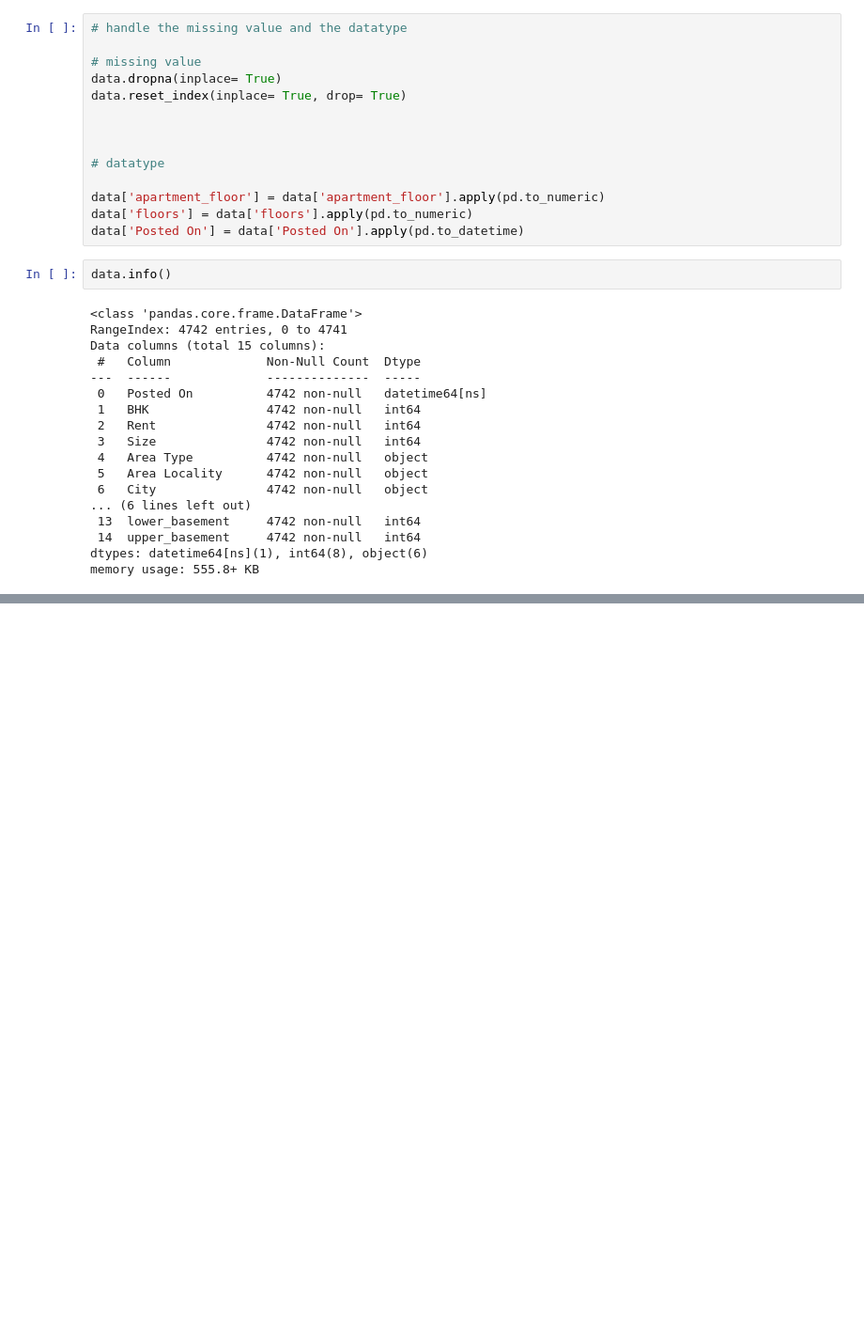
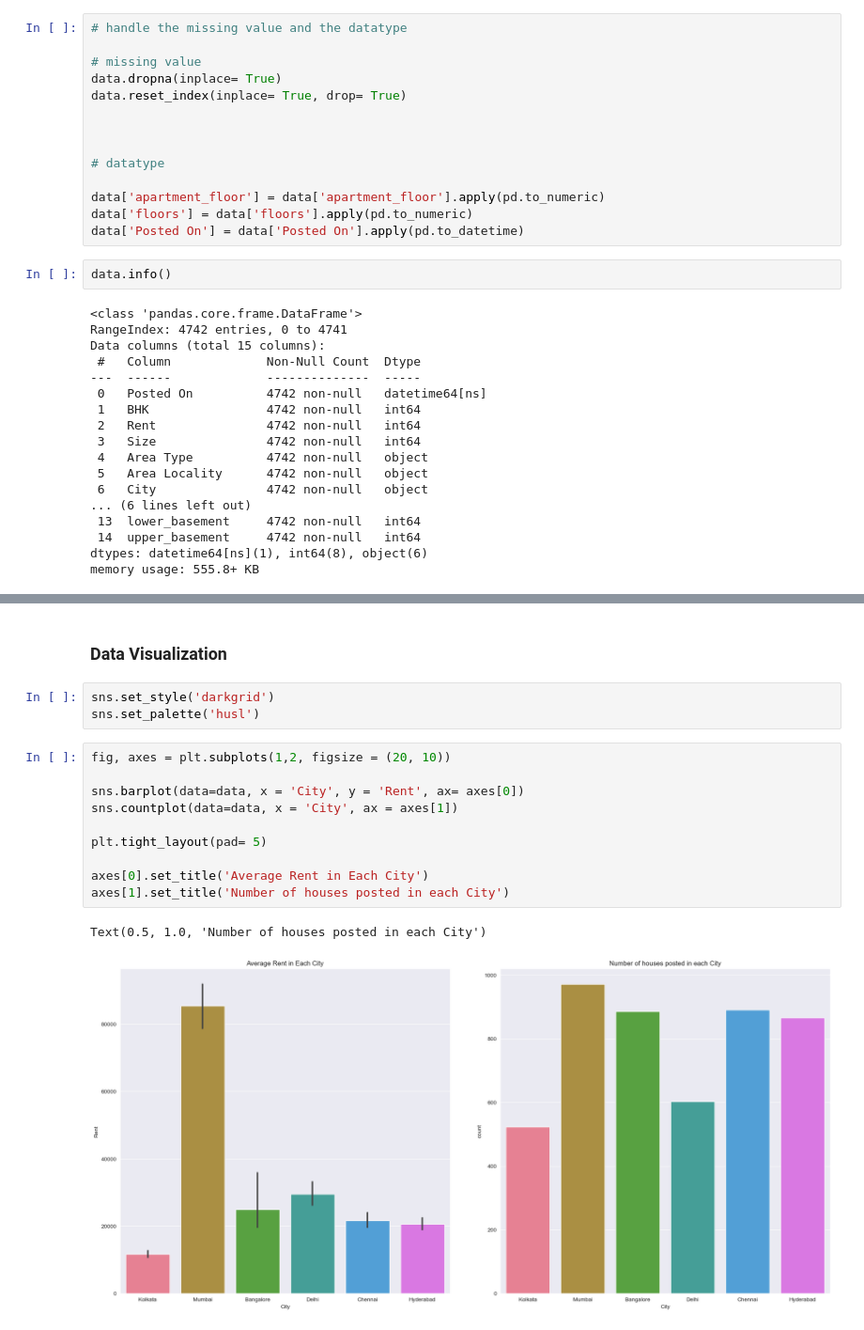
Before and after one commit to Muyiiwaa/ml-made-easy, a Jupyter notebook: regression.ipynb, the cells around one changed output, grey strips where cells are left out. Shown at 94% size. Saved outputs shown, nothing was run; the diff lists cells and outputs as text; blank space fills up the shorter version.

```diff
--- a/regression.ipynb
+++ b/regression.ipynb
@@ -191,0 +210,18 @@ memory usage: 555.8+ KB
+# %% [markdown]
+### Data Visualization
+# %%
+sns.set_style('darkgrid')
+sns.set_palette('husl')
+# %%
+fig, axes = plt.subplots(1,2, figsize = (20, 10))
+
+sns.barplot(data=data, x = 'City', y = 'Rent', ax= axes[0])
+sns.countplot(data=data, x = 'City', ax = axes[1])
+
+plt.tight_layout(pad= 5)
+
+axes[0].set_title('Average Rent in Each City')
+axes[1].set_title('Number of houses posted in each City')
+# %% [output]
+Text(0.5, 1.0, 'Number of houses posted in each City')
+[figure, added]
```
Also changed, not shown: parts of 11 cells of this notebook.
